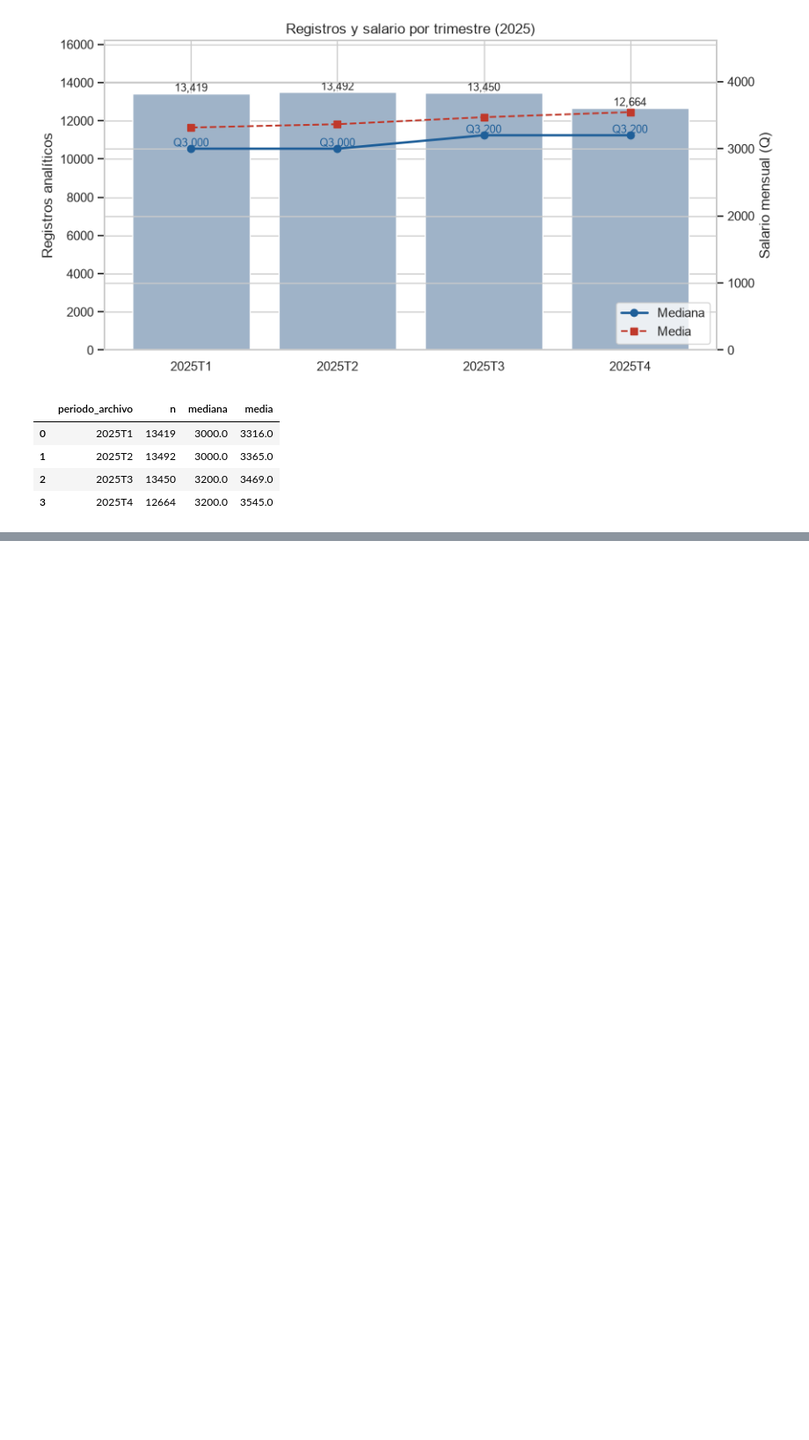
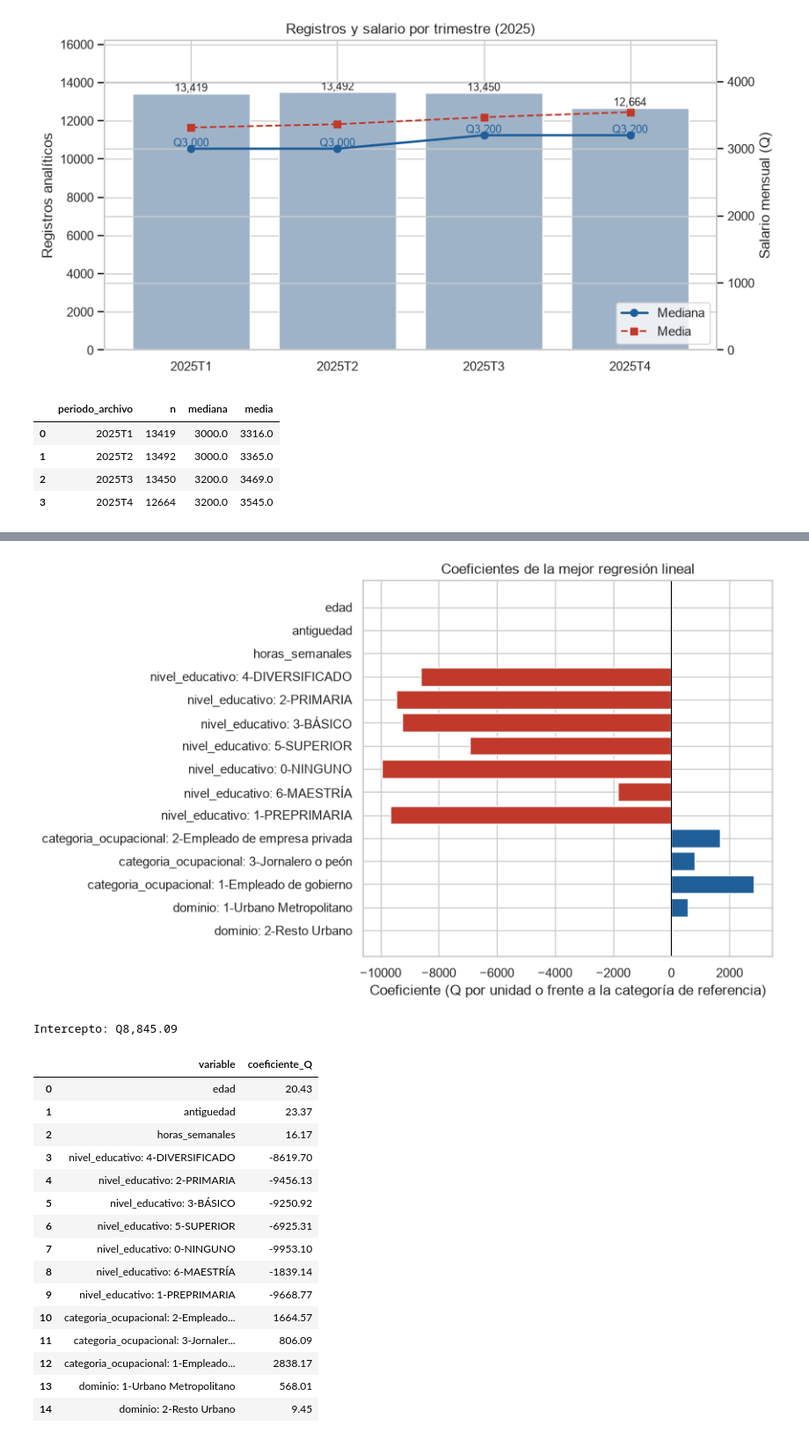
Before and after one commit to Qu3zada22/lab7-md, a Jupyter notebook: lab7_eneic.ipynb, the cells around one changed output, grey strips where cells are left out. Shown at 88% size. Cells and saved outputs as stored; diff of their text form; code cells hidden in the pictures; blank space fills up the shorter version.

Commit message:
Pipeline de regresión lineal

```diff
--- a/lab7_eneic.ipynb
+++ b/lab7_eneic.ipynb
@@ -1174,0 +1290,12 @@ plt.tight_layout(); plt.show()
+# %%
+def etapas_preprocesamiento():
+    """Etapas a y b: indexación, one-hot y ensamblado del vector de predictores."""
+    indexador = StringIndexer(inputCols=CATS, outputCols=[f"{c}_idx" for c in CATS], handleInvalid="error")
+    codificador = OneHotEncoder(inputCols=indexador.getOutputCols(), outputCols=[f"{c}_ohe" for c in CATS])
+    ensamblador = VectorAssembler(inputCols=NUMS + codificador.getOutputCols(), outputCol="features")
+    return [indexador, codificador, ensamblador]
+
+def pipeline_lr(regParam, elasticNetParam):
+    lr = LinearRegression(featuresCol="features", labelCol=OBJETIVO, predictionCol="prediction",
+                          regParam=regParam, elasticNetParam=elasticNetParam, standardization=True)
+    return Pipeline(stages=etapas_preprocesamiento() + [lr])
@@ -1174,0 +1345,14 @@ plt.tight_layout(); plt.show()
+# %%
+fila_mejor = res_lr.iloc[0]
+mejor_lr = {"regParam": float(fila_mejor["regParam"]), "elasticNetParam": float(fila_mejor["elasticNetParam"])}
+modelo_lr = modelos_lr[fila_mejor["config"]]
+modelo_lr.write().overwrite().save(os.path.join(MODELOS_DIR, "lr_mejor"))
+print(f"Mejor configuración: {fila_mejor['config']} {mejor_lr}")
+
+pred_lr_valid = modelo_lr.transform(valid)
+print(f"Predicciones negativas en validación: {pred_lr_valid.filter(F.col('prediction') < 0).count():,}")
+
+comparacion_lr = pd.DataFrame({"Referencia (media)": met_ref["valid"],
+                               "Regresión lineal": evaluar(pred_lr_valid)}).T
+comparacion_lr["mejora_RMSE_%"] = 100 * (1 - comparacion_lr["RMSE"] / met_ref["valid"]["RMSE"])
+comparacion_lr.round(3)
@@ -1174,0 +1365,37 @@ plt.tight_layout(); plt.show()
+# %%
+# Nombres de las posiciones del vector de features, tomados de sus metadatos
+attrs = pred_lr_valid.schema["features"].metadata["ml_attr"]["attrs"]
+nombres = [a["name"] for a in sorted(sum(attrs.values(), []), key=lambda a: a["idx"])]
+lr_final = modelo_lr.stages[-1]
+coef = pd.DataFrame({"variable": nombres, "coeficiente_Q": lr_final.coefficients.toArray()})
+coef["variable"] = coef["variable"].str.replace("_ohe_", ": ", regex=False)
+
+fig, ax = plt.subplots(figsize=(9, 5.5))
+colores = ["#1f5f99" if v > 0 else "#c0392b" for v in coef["coeficiente_Q"]]
+ax.barh(coef["variable"], coef["coeficiente_Q"], color=colores)
+ax.axvline(0, color="black", lw=0.8); ax.invert_yaxis()
+ax.set_xlabel("Coeficiente (Q por unidad o frente a la categoría de referencia)")
+ax.set_title("Coeficientes de la mejor regresión lineal")
+plt.tight_layout(); plt.show()
+
+print(f"Intercepto: Q{lr_final.intercept:,.2f}")
+coef.round(2)
+# %% [output]
+[figure, added]
+Intercepto: Q8,845.09
+|  | variable | coeficiente_Q |
+| 0 | edad | 20.43 |
+| 1 | antiguedad | 23.37 |
+| 2 | horas_semanales | 16.17 |
+| 3 | nivel_educativo: 4-DIVERSIFICADO | -8619.70 |
+| 4 | nivel_educativo: 2-PRIMARIA | -9456.13 |
+| 5 | nivel_educativo: 3-BÁSICO | -9250.92 |
+| 6 | nivel_educativo: 5-SUPERIOR | -6925.31 |
+| 7 | nivel_educativo: 0-NINGUNO | -9953.10 |
+| 8 | nivel_educativo: 6-MAESTRÍA | -1839.14 |
+| 9 | nivel_educativo: 1-PREPRIMARIA | -9668.77 |
+| 10 | categoria_ocupacional: 2-Empleado... | 1664.57 |
+| 11 | categoria_ocupacional: 3-Jornaler... | 806.09 |
+| 12 | categoria_ocupacional: 1-Empleado... | 2838.17 |
+| 13 | dominio: 1-Urbano Metropolitano | 568.01 |
+| 14 | dominio: 2-Resto Urbano | 9.45 |
```
Also changed, not shown: parts of 77 cells of this notebook, 2 other files.
